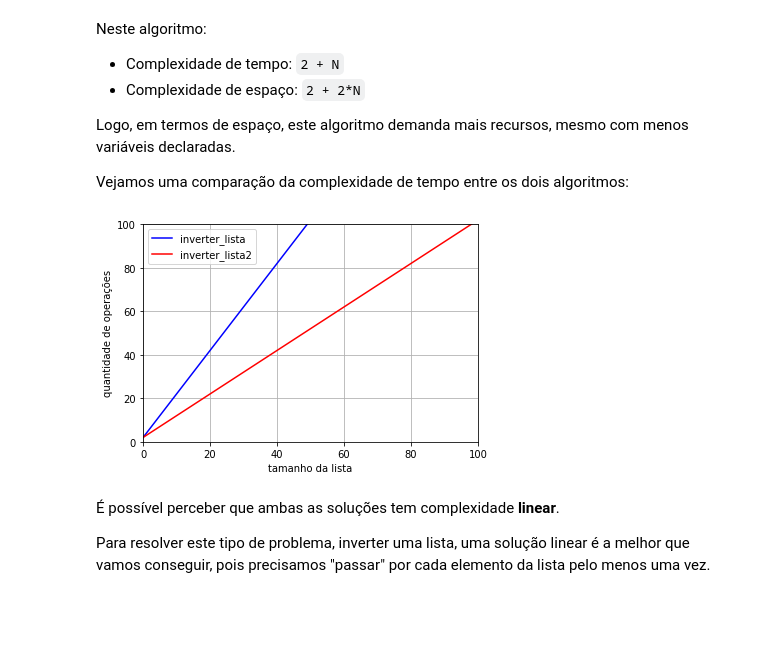
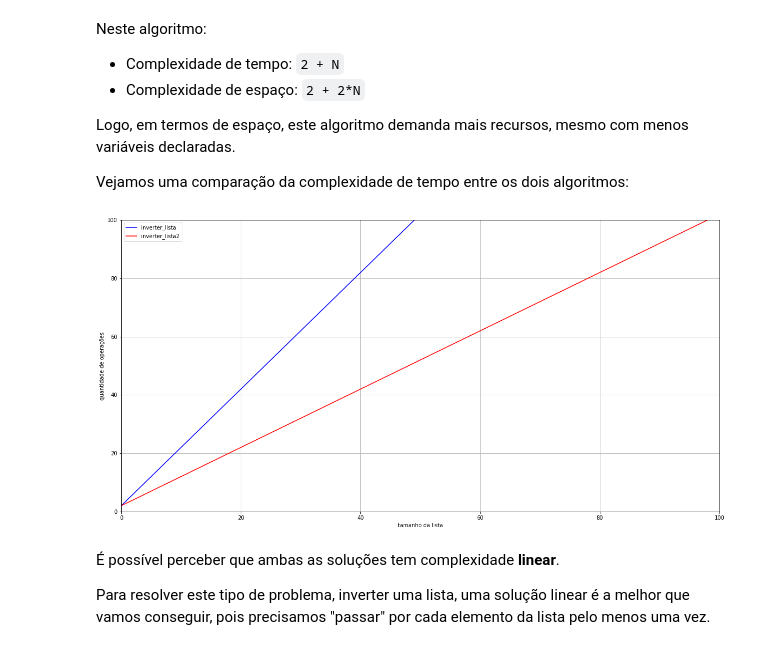
Before and after one commit to rafael84/complexidade-algoritmos, a Jupyter notebook: Complexidade_de_Algoritmos.ipynb, the cells around one changed output. Cells and saved outputs as stored; diff of their text form; code cells hidden in the pictures; blank space fills up the shorter version.

```diff
--- a/Complexidade_de_Algoritmos.ipynb
+++ b/Complexidade_de_Algoritmos.ipynb
@@ -120,6 +120,8 @@ Esta complexidade é **linear**, porque esta é uma função de primeiro grau:
 
 import numpy as np
 import matplotlib.pyplot as plt
+
+plt.rcParams['figure.figsize'] = [20, 10]
 
 n = np.linspace(0, 100)
 plt.xlim(0, 100)
@@ -157,21 +159,23 @@ Vejamos uma comparação da complexidade de tempo entre os dois algoritmos:
 # %%
 %matplotlib inline
 
 import numpy as np
 import matplotlib.pyplot as plt
+
+plt.rcParams['figure.figsize'] = [20, 10]
 
 n = np.linspace(0, 100)
 plt.xlim(0, 100)
 plt.ylim(0, 100)
 plt.xlabel("tamanho da lista")
 plt.ylabel("quantidade de operações")
 plt.grid(True)
 plt.plot(n, 2*n + 2, color="blue", label="inverter_lista")
 plt.plot(n, 2+n, color="red", label="inverter_lista2")
 plt.legend()
 plt.show()
 # %% [output]
-[figure, old version]
+[figure, new version]
 # %% [markdown]
 É possível perceber que ambas as soluções tem complexidade **linear**.
 
```
Also changed, not shown: parts of 7 cells of this notebook.
